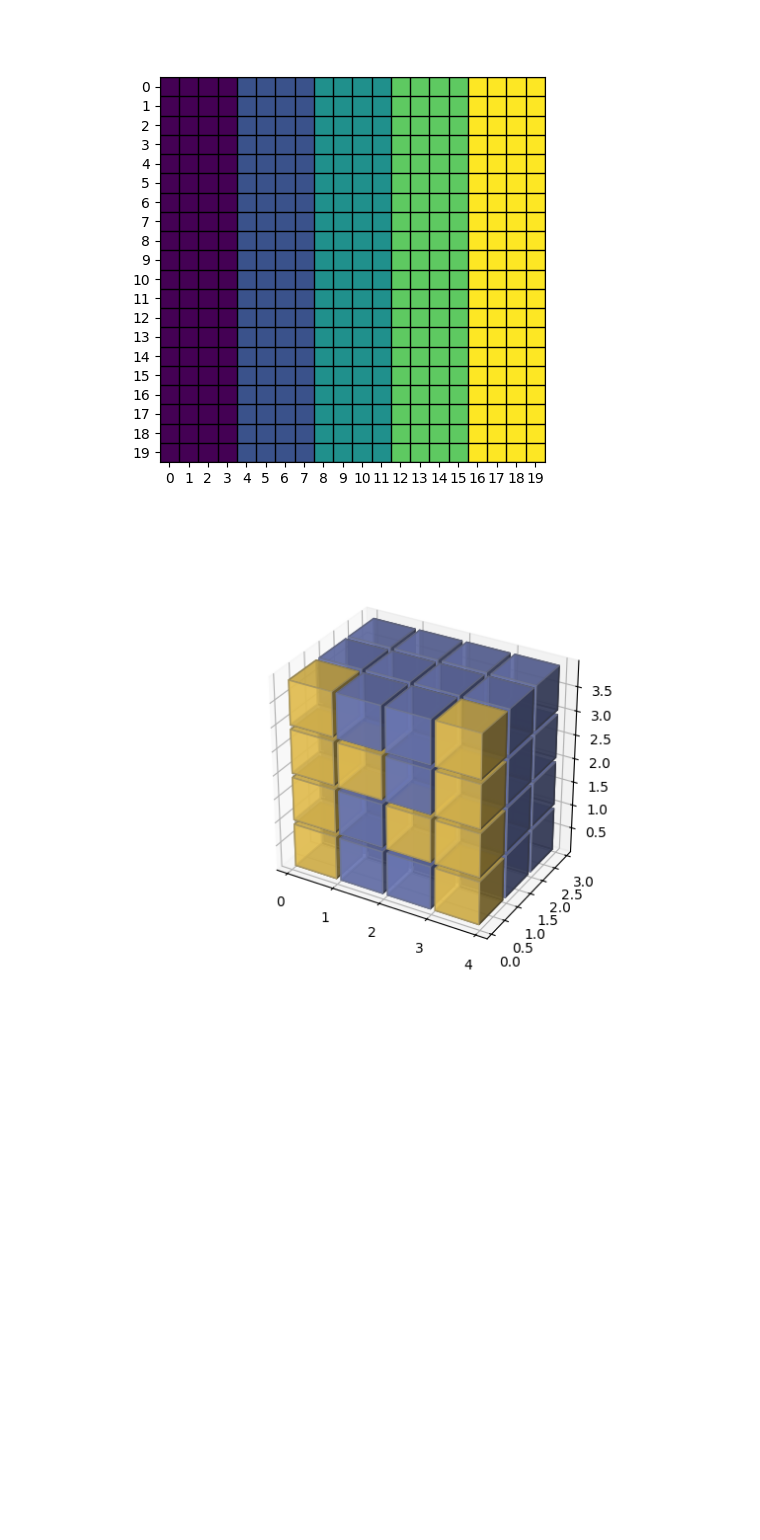
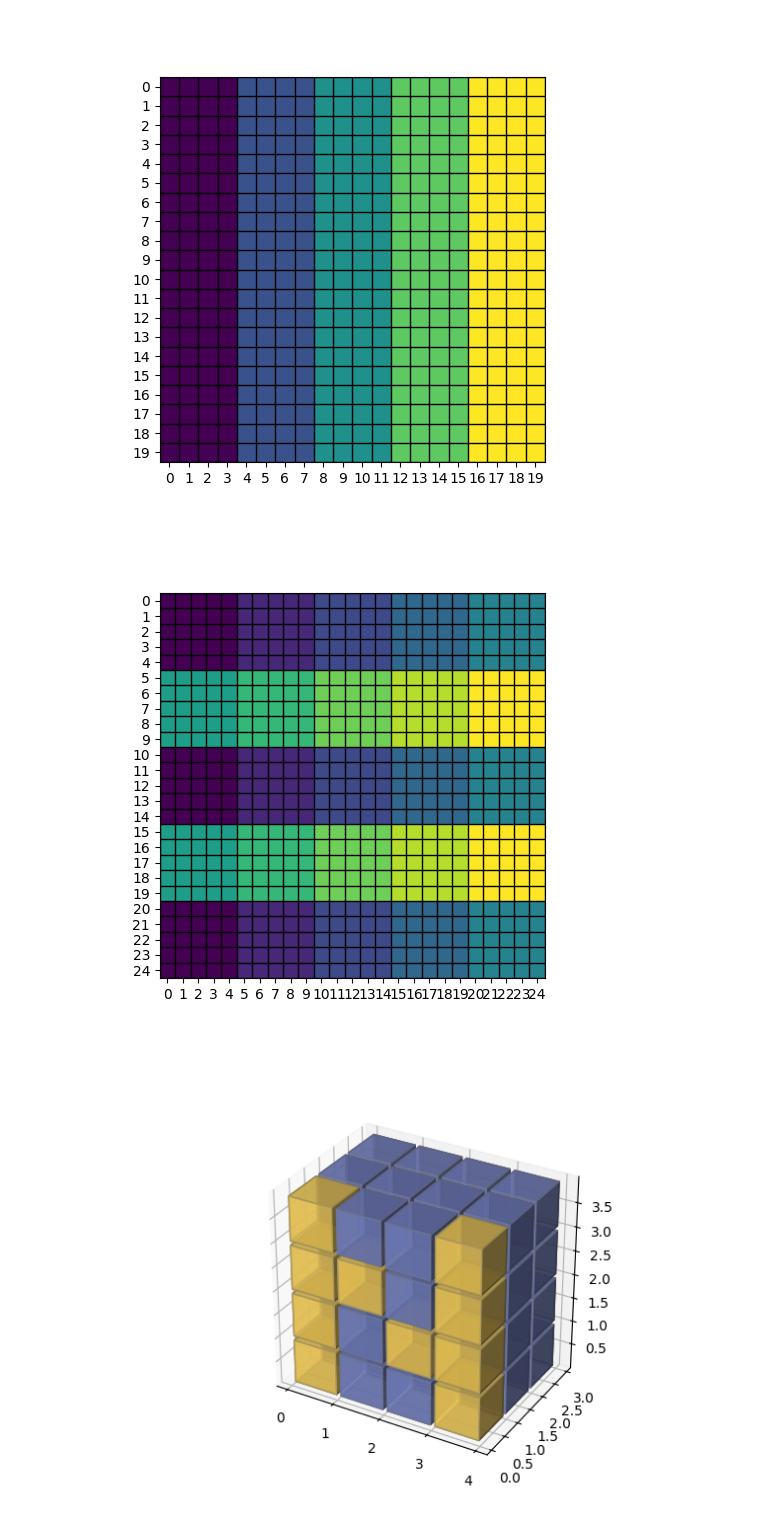
Before and after one commit to JuanPedroGHM/tensor_dist_viz, a Jupyter notebook: basics.ipynb, the cells around one changed output. Drawn from its saved outputs; the diff is of its cells as text; code cells hidden in the pictures; blank space fills up the shorter version.

Commit message:
tiling distribution

```diff
--- a/basics.ipynb
+++ b/basics.ipynb
@@ -49,6 +49,15 @@ d = BlockDist(5, 1)
 plotTensor2D(tensor, d)
 # %% [output]
 [figure]
+# %%
+%matplotlib widget
+
+from tensor_dist_viz.distributions.tile import TileDist
+tensor = Tensor((25,25))
+d = TileDist(10, 5)
+plotTensor2D(tensor, d)
+# %% [output]
+[figure, added]
 # %%
 %matplotlib widget
 import matplotlib.pyplot as plt
```
Also changed, not shown: parts of 3 cells of this notebook, 2 other files.
